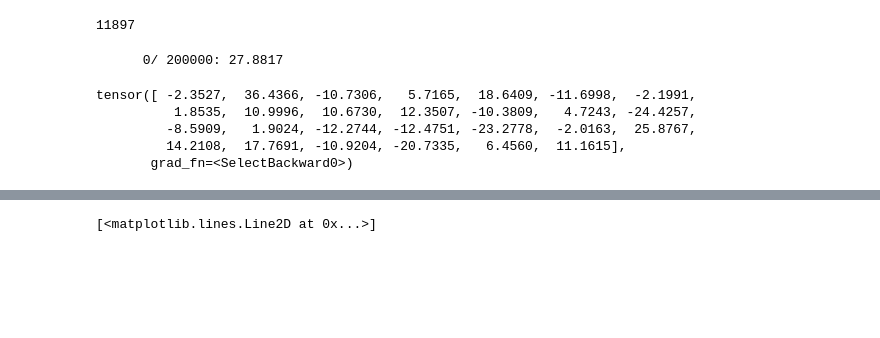
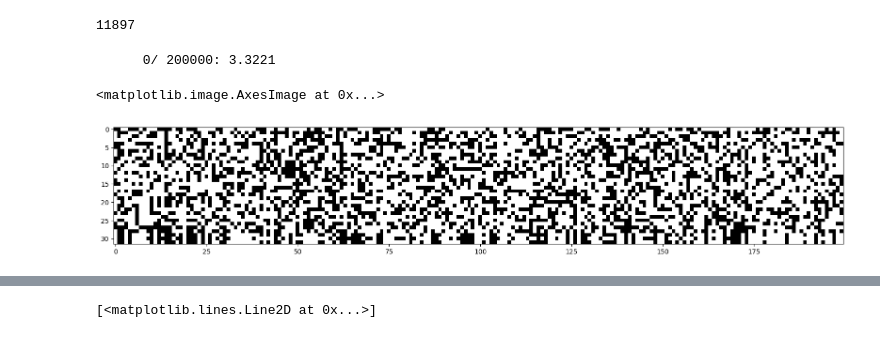
Before and after one commit to Charanvardhan/nnZeroToHero, a Jupyter notebook: MakeMore/IntroducingBatchNormalisation.ipynb, the cells around one changed output, grey strips where cells are left out. Cells and saved outputs as stored; diff of their text form; code cells hidden in the pictures; blank space fills up the shorter version.

Commit message:
Understanding the effects of hpreact distribution on model learning. How the tanh behaves

```diff
--- a/MakeMore/IntroducingBatchNormalisation.ipynb
+++ b/MakeMore/IntroducingBatchNormalisation.ipynb
@@ -63,8 +63,9 @@ g = torch.Generator().manual_seed(2147483647) # for reproducibility
 C  = torch.randn((vocab_size, n_embd),            generator=g)
 W1 = torch.randn((n_embd * block_size, n_hidden), generator=g)
 b1 = torch.randn(n_hidden,                        generator=g)
-W2 = torch.randn((n_hidden, vocab_size),          generator=g)
-b2 = torch.randn(vocab_size,                      generator=g)
+W2 = torch.randn((n_hidden, vocab_size),          generator=g) * 0.01
+# little entropy to break symmetry W2
+b2 = torch.randn(vocab_size,                      generator=g) * 0 # we dont need bias to have some effect during intialization
 
 # BatchNorm parameters
 # bngain = torch.ones((1, n_hidden))
@@ -115,15 +116,11 @@ for i in range(max_steps):
     lossi.append(loss.log10().item())
 
     break
-#       0/ 200000: 27.8817 because the model is initialized randomly
 # %% [output]
-      0/ 200000: 27.8817
+      0/ 200000: 3.3221
 # %%
-logits[0]
-# the logits are far from the target it is because of random initialization this should be much closer to 0
+plt.figure(figsize=(20, 10))
+plt.imshow(h.abs() > 0.99, cmap="gray", interpolation="nearest")
 # %% [output]
-tensor([ -2.3527,  36.4366, -10.7306,   5.7165,  18.6409, -11.6998,  -2.1991,
-          1.8535,  10.9996,  10.6730,  12.3507, -10.3809,   4.7243, -24.4257,
-         -8.5909,   1.9024, -12.2744, -12.4751, -23.2778,  -2.0163,  25.8767,
-         14.2108,  17.7691, -10.9204, -20.7335,   6.4560,  11.1615],
-       grad_fn=<SelectBackward0>)
+<matplotlib.image.AxesImage at 0x...>
+[figure, added]
```
Also changed, not shown: parts of 5 cells of this notebook.
